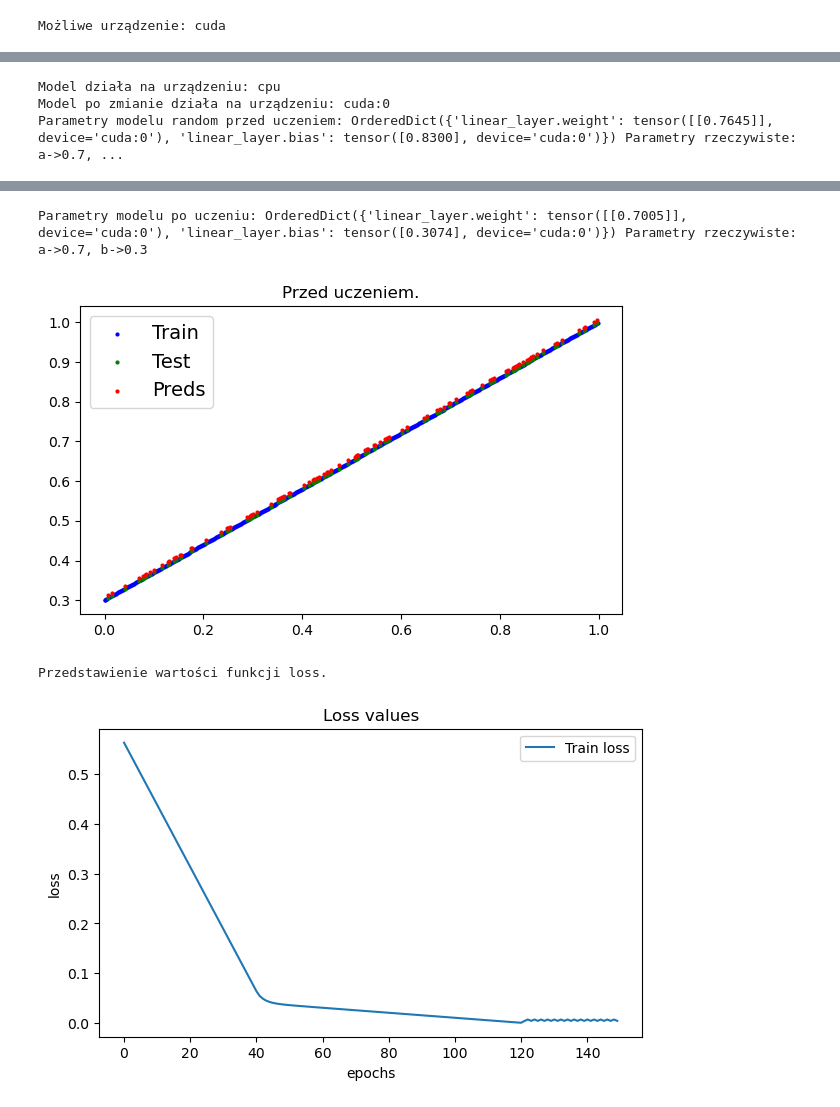
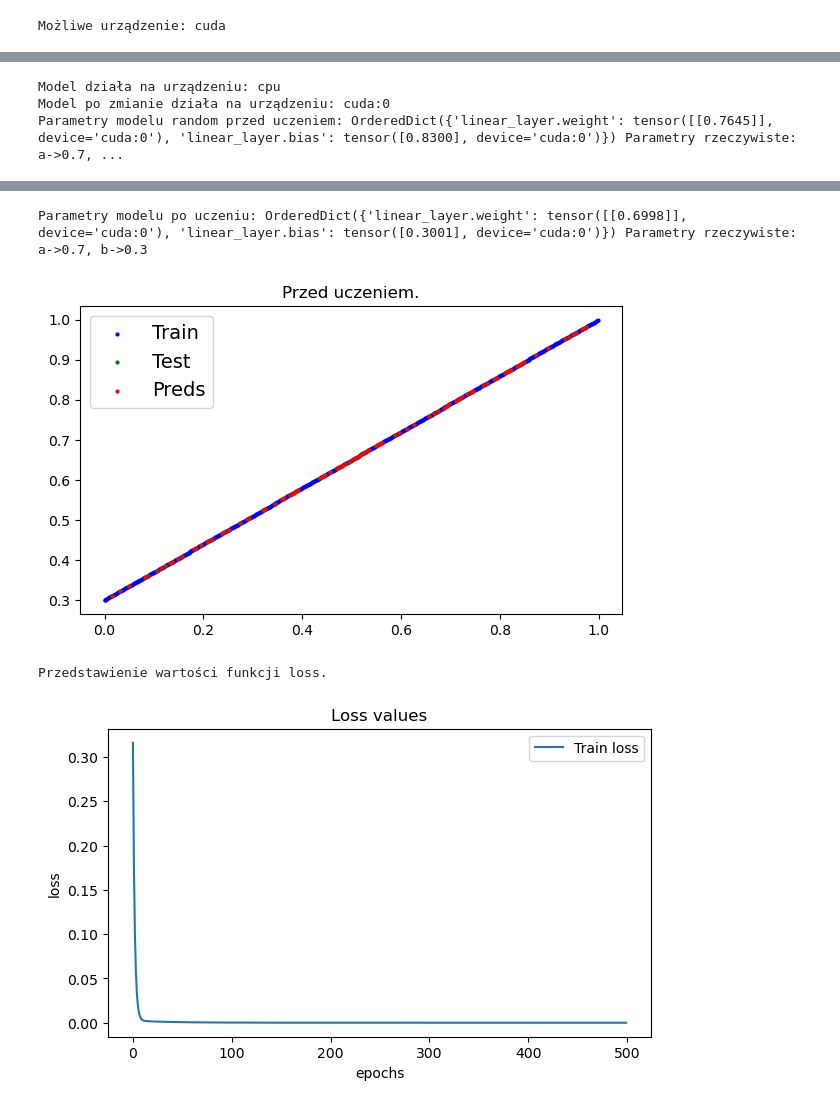
Before and after one commit to DamianPodrazaCode/Python_code, a Jupyter notebook: PyTorch_JN/03_Workflow_all_in_one.ipynb, the cells around one changed output, grey strips where cells are left out. Drawn from its saved outputs; the diff is of its cells as text; code cells hidden in the pictures.

```diff
--- a/PyTorch_JN/03_Workflow_all_in_one.ipynb
+++ b/PyTorch_JN/03_Workflow_all_in_one.ipynb
@@ -60,8 +60,7 @@ class ModelNN(nn.Module):
     def __init__(self):
         super().__init__()
         # https://pytorch.org/docs/stable/generated/torch.nn.Linear.html
-        self.linear_layer = nn.Linear(in_features=1,
-                                      out_features=1)
+        self.linear_layer = nn.Linear(in_features=1, out_features=1)
     def forward(self, x: torch.Tensor) -> torch.Tensor: # "x" to dane wejściowe
         return self.linear_layer(x)
 
@@ -94,12 +93,13 @@ plot_prediction(train_data=X_train, train_labels=y_train, test_data=X_test, test
 
 # ---------------------------------------------------------------------------------------------
 # funkcja loss i ustawienie optymilizatora
-loss_fn = nn.L1Loss()
-optimizer = torch.optim.SGD(params=model.parameters(), lr=0.01)
+# loss_fn = nn.L1Loss()
+loss_fn = nn.MSELoss()
+optimizer = torch.optim.SGD(params=model.parameters(), lr=0.1)
 
 # ---------------------------------------------------------------------------------------------
 # pętla trenowania
-epochs = 150
+epochs = 500
 epoch_count = []
 loss_values = []
 
@@ -135,4 +135,4 @@ Parametry modelu random przed uczeniem: OrderedDict({'linear_layer.weight': tens
-Parametry modelu po uczeniu: OrderedDict({'linear_layer.weight': tensor([[0.7005]], device='cuda:0'), 'linear_layer.bias': tensor([0.3074], device='cuda:0')}) Parametry rzeczywiste: a->0.7, b->0.3
+Parametry modelu po uczeniu: OrderedDict({'linear_layer.weight': tensor([[0.6998]], device='cuda:0'), 'linear_layer.bias': tensor([0.3001], device='cuda:0')}) Parametry rzeczywiste: a->0.7, b->0.3
-[figure, old version]
+[figure, new version]
 Przedstawienie wartości funkcji loss.
-[figure, old version]
+[figure, new version]
```
Also changed, not shown: parts of 1 cell of this notebook, 2 other files.
